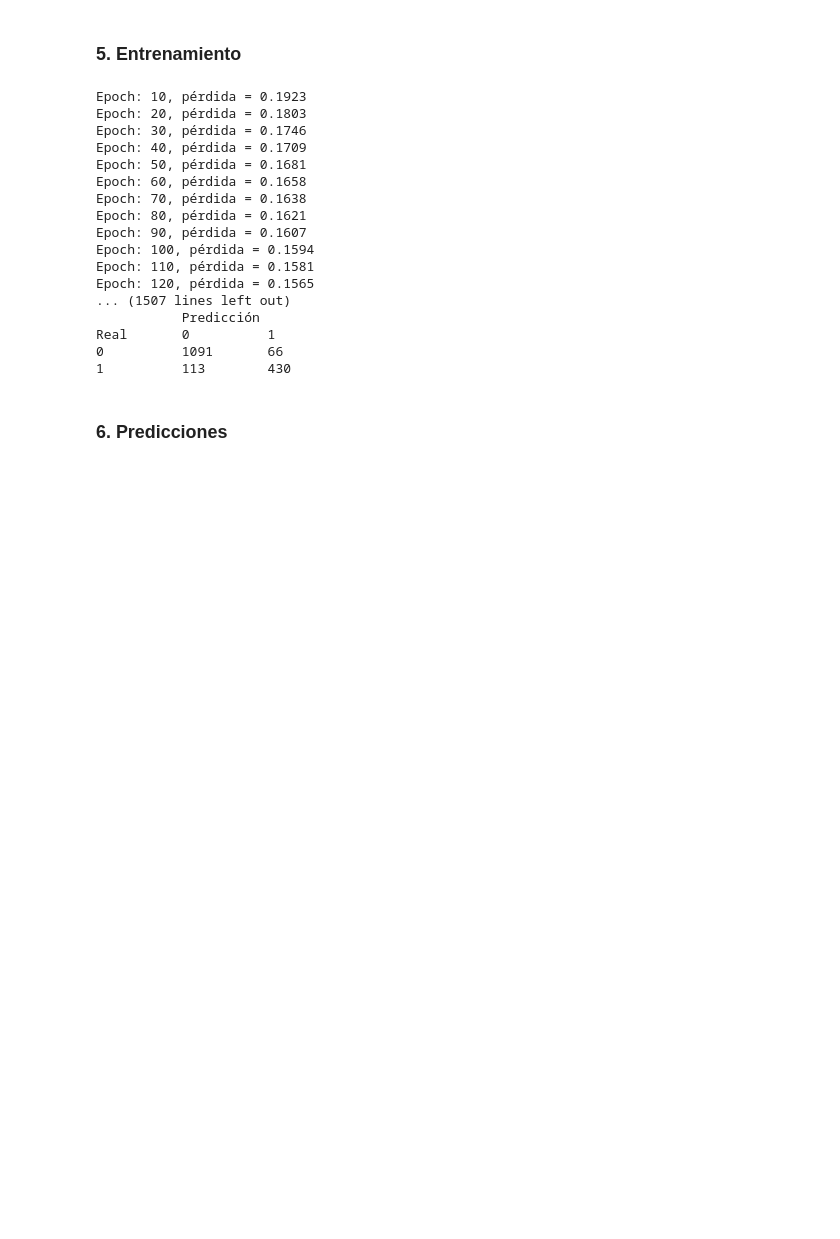
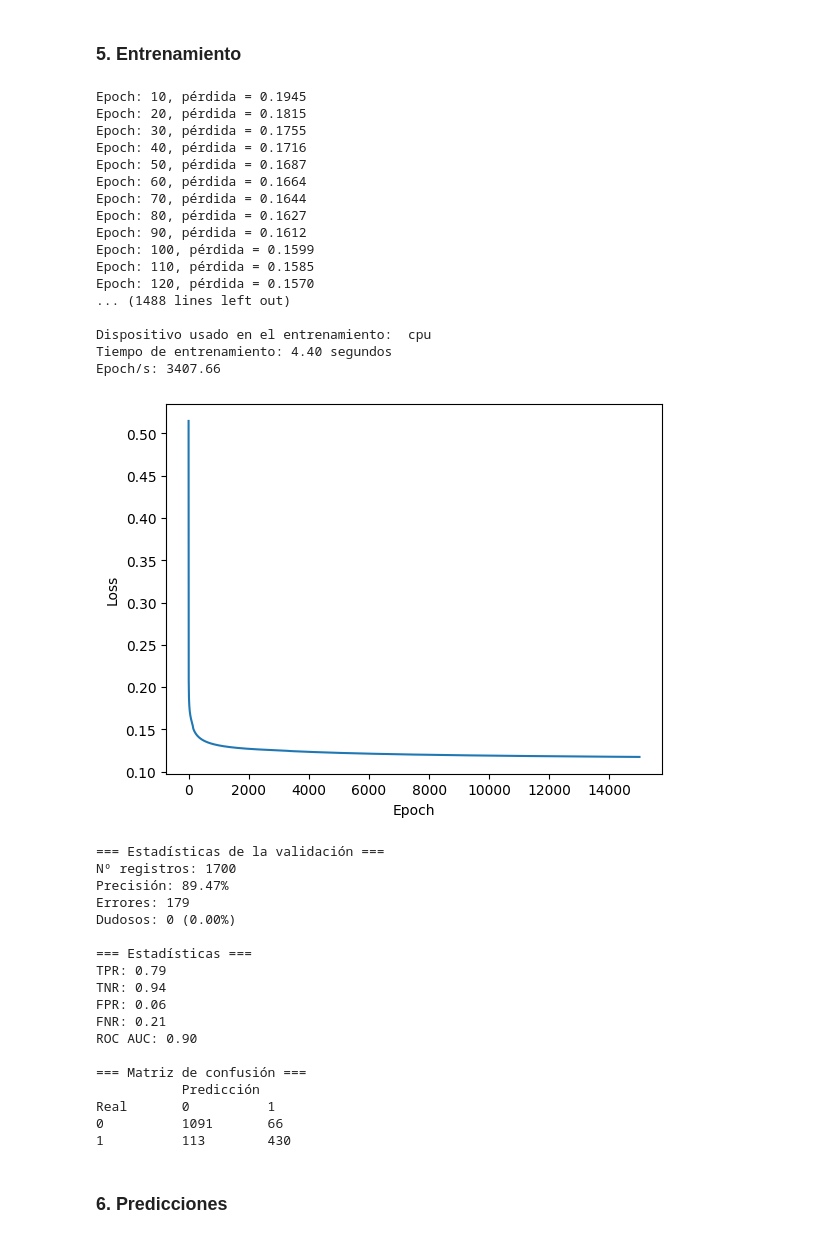
Before and after one commit to JuanPardos/pytorch-logistic-reg, a Jupyter notebook: notebook.ipynb, the cells around one changed output. Saved outputs shown, nothing was run; the diff lists cells and outputs as text; code cells hidden in the pictures; blank space fills up the shorter version.

```diff
--- a/notebook.ipynb
+++ b/notebook.ipynb
@@ -292,10 +292,10 @@ print(f'Tiempo de entrenamiento: {time.time()-t0:.2f} segundos')
 print('Epoch/s: {:.2f}'.format(num_epochs/(time.time()-t0)))
 
 # Representar pérdida
-""" plt.plot(losses)
+plt.plot(losses)
 plt.xlabel('Epoch')
 plt.ylabel('Loss')
-plt.show() """
+plt.show()
 
 # Evaluamos la precisión del modelo con el conjunto de test
 with torch.no_grad():
@@ -311,50 +311,69 @@ with torch.no_grad():
     FP = torch.sum((y_predicted.round() == 1) & (y_test == 0))
     FN = torch.sum((y_predicted.round() == 0) & (y_test == 1))
 
     TPR = TP/(TP+FN)
     TNR = TN/(TN+FP)
     FPR = FP/(FP+TN)
     FNR = FN/(FN+TP)
     y_test = y_test.cpu().numpy()
     y_predicted = y_predicted.cpu().numpy()
     roc_auc = roc_auc_score(y_test, y_predicted)
 
     print('\n=== Estadísticas de la validación ===')
     print(f'Nº registros: {len(y_test)}')
     print(f'Precisión: {acc.item()*100:.2f}%')
     print(f'Errores: {misses.item()}')
     print(f'Dudosos: {doubtful.item()} ({doubtful.item()/len(y_test)*100:.2f}%)')
 
     print('\n=== Estadísticas ===')
     print(f'TPR: {TPR.item():.2f}')
     print(f'TNR: {TNR.item():.2f}')
     print(f'FPR: {FPR.item():.2f}')
     print(f'FNR: {FNR.item():.2f}')
     print(f'ROC AUC: {roc_auc:.2f}')
 
     print('\n=== Matriz de confusión ===')
     print(f'{"":<10} {"Predicción"}')
     print(f'{"Real":<10} {"0":<10} {"1":<10}')
     print(f'{"0":<10} {TN.item():<10} {FP.item():<10}')
     print(f'{"1":<10} {FN.item():<10} {TP.item():<10}')
 # %% [output]
-Epoch: 10, pérdida = 0.1923
-Epoch: 20, pérdida = 0.1803
-Epoch: 30, pérdida = 0.1746
-Epoch: 40, pérdida = 0.1709
-Epoch: 50, pérdida = 0.1681
-Epoch: 60, pérdida = 0.1658
-Epoch: 70, pérdida = 0.1638
-Epoch: 80, pérdida = 0.1621
-Epoch: 90, pérdida = 0.1607
-Epoch: 100, pérdida = 0.1594
-Epoch: 110, pérdida = 0.1581
-Epoch: 120, pérdida = 0.1565
-... (1507 lines left out)
-           Predicción
-Real       0          1
-0          1091       66
-1          113        430
+Epoch: 10, pérdida = 0.1945
+Epoch: 20, pérdida = 0.1815
+Epoch: 30, pérdida = 0.1755
+Epoch: 40, pérdida = 0.1716
+Epoch: 50, pérdida = 0.1687
+Epoch: 60, pérdida = 0.1664
+Epoch: 70, pérdida = 0.1644
+Epoch: 80, pérdida = 0.1627
+Epoch: 90, pérdida = 0.1612
+Epoch: 100, pérdida = 0.1599
+Epoch: 110, pérdida = 0.1585
+Epoch: 120, pérdida = 0.1570
+... (1488 lines left out)
+
+Dispositivo usado en el entrenamiento:  cpu
+Tiempo de entrenamiento: 4.40 segundos
+Epoch/s: 3407.66
+[figure, added]
+=== Estadísticas de la validación ===
+Nº registros: 1700
+Precisión: 89.47%
+Errores: 179
+Dudosos: 0 (0.00%)
+
+=== Estadísticas ===
+TPR: 0.79
+TNR: 0.94
+FPR: 0.06
+FNR: 0.21
+ROC AUC: 0.90
+
+=== Matriz de confusión ===
+           Predicción
+Real       0          1
+0          1091       66
+1          113        430
 # %% [markdown]
 ### 6. Predicciones
 # %%
```
Also changed, not shown: parts of 1 cell of this notebook, 5 other files.
